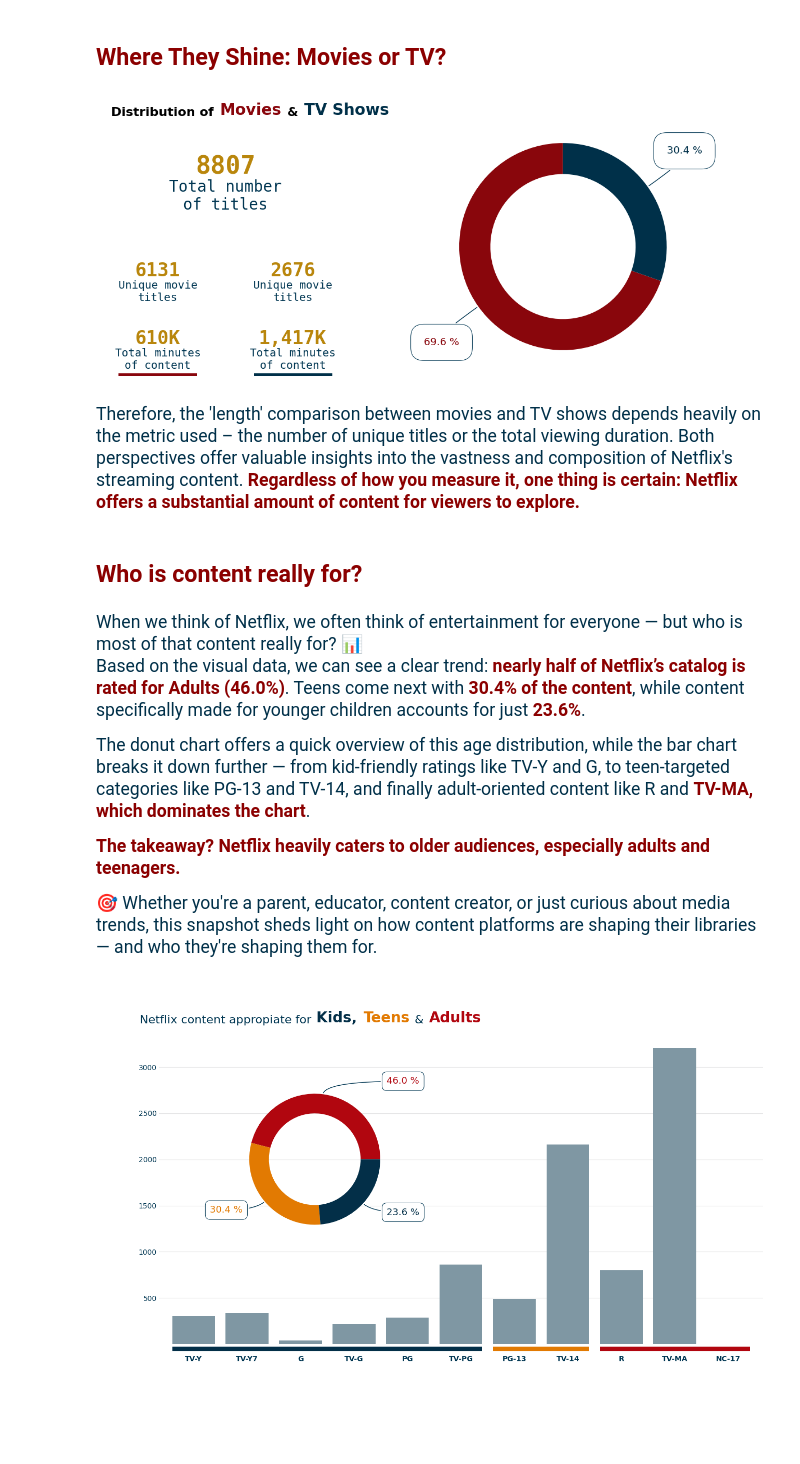
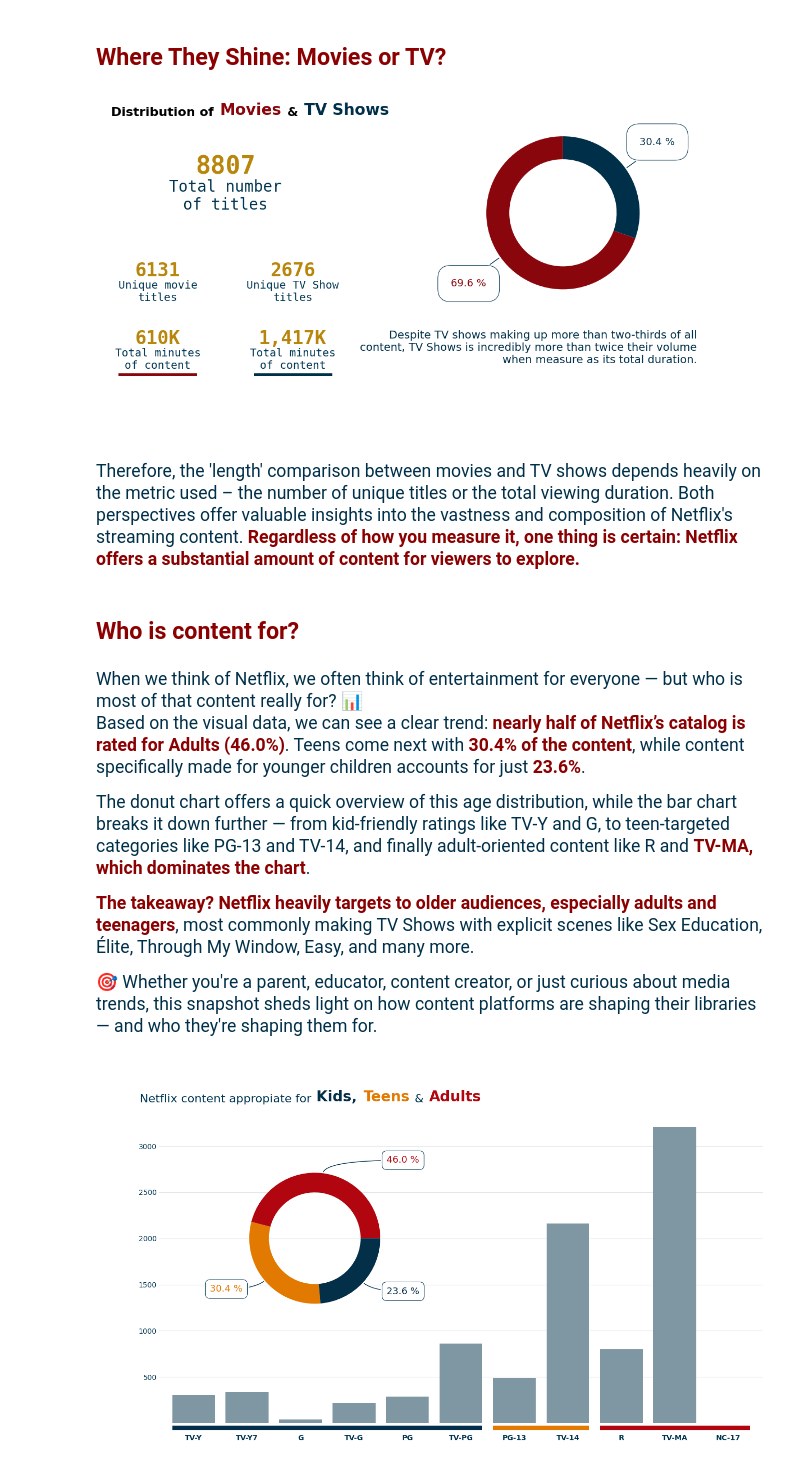
Before and after one commit to HugoAlexis/analisis_quejas_en_profeco, a Jupyter notebook: a-brief-netflix-data-storytelling.ipynb, the cells around one changed output. Saved outputs shown, nothing was run; the diff lists cells and outputs as text; code cells hidden in the pictures; blank space fills up the shorter version.

Commit message:
Kaggle Notebook | A Data-Driven Look Into Netflix Content ✨🎥📈 | Animations

```diff
--- a/a-brief-netflix-data-storytelling.ipynb
+++ b/a-brief-netflix-data-storytelling.ipynb
@@ -636,7 +711,8 @@ ax2 = fig.add_subplot(gs[2, 0])
 ax3 = fig.add_subplot(gs[2, 1])
 ax4 = fig.add_subplot(gs[3, 0])
 ax5 = fig.add_subplot(gs[3, 1])
-ax = fig.add_subplot(gs[:, 2:])
+ax = fig.add_subplot(gs[:-1, 2:])
+axt = fig.add_subplot(gs[-1, 2:])
 
 # Plot texts
 ax1.annotate(str(n_titles), xy=(0.5, 0.5),
@@ -698,7 +774,7 @@ ax3.annotate(str(n_tv_shows),
              ha='center',
              va='bottom',
              fontsize=24)
-ax3.annotate('Unique movie\ntitles',
+ax3.annotate('Unique TV Show\ntitles',
              xy=(0.5, 0.5),
              color='#003652',
              fontweight='light',
@@ -722,6 +798,18 @@ ax5.annotate('Total minutes\nof content',
              ha='center',
              va='top',
              fontsize=14)
+
+axt.annotate(
+"""Despite TV shows making up more than two-thirds of all
+content, TV Shows is incredibly more than twice their volume
+when measure as its total duration.""",
+    xy=(0.85, 0.5),
+    va='center',
+    ha='right',
+    fontsize=14,
+    color='#003049'
+)
+axt.axis('off')
 
 
 
@@ -761,40 +849,43 @@ for i, p in enumerate(wedges):
 
 for ax in [ax1, ax2, ax3, ax4, ax5, ax]:
     ax.axis('off')
     ax.axis(ax.axis())
 
 #ax2.hlines(xmin=0, xmax=1, y=0, color='#89060C', lw=8)
 ax4.hlines(xmin=0.15, xmax=0.85, y=0, color='#89060C', lw=7)
 #ax3.hlines(xmin=0, xmax=1, y=0, color='#003049', lw=8)
 ax5.hlines(xmin=0.15, xmax=0.85, y=0, color='#003049', lw=7)
 #ax2.set_title('Movies', loc='center', fontsize=14, color='#89060C')
 #ax3.set_title('TV Shows', loc='center', fontsize=14, color='#003049');
 
 
 text1 = TextArea("Distribution of ", textprops=dict(color='black', fontsize=16, weight='bold'))
 text2 = TextArea("Movies", textprops=dict(color='#89060C', fontsize=20, weight='bold'))
 text3 = TextArea(" & ", textprops=dict(color='black', fontsize=16, weight='bold'))
 text4 = TextArea("TV Shows", textprops=dict(color='#003049', fontsize=20, weight='bold'))
 
 # Combinar horizontalmente
 title_box = HPacker(children=[text1, text2, text3, text4], align="left", pad=0, sep=2)
 
 # Anclar arriba del eje
 anchored_title = AnchoredOffsetbox(loc='upper center', child=title_box, pad=0.5,
                                    frameon=False, bbox_to_anchor=(0.6, 1.15),
                                    bbox_transform=ax1.transAxes, borderpad=0.0)
 
 axt = fig.add_axes([0.9, 0.1, 0.01, 0.8])
 axt.axis('off')
 fig.add_artist(anchored_title);
+
+print('\n\n')
 # %% [output]
-[figure, old version]
+[figure, new version]
 # %% [markdown]
+<br><br>
 <div style='font-size:1.1rem; color:#003049'>
 Therefore, the 'length' comparison between movies and TV shows depends heavily on the metric used – the number of unique titles or the total viewing duration. Both perspectives offer valuable insights into the vastness and composition of Netflix's streaming content. <b style='font-weight: bold; color: darkred'>Regardless of how you measure it, one thing is certain: Netflix offers a substantial amount of content for viewers to explore.</b>
 </div>
 # %% [markdown]
-## <div style='color: #8B0000'> Who is content really for?</div>
+## <div style='color: #8B0000'> Who is content for?</div>
 # %% [markdown]
 <div style='font-size:1.1rem; color:#003049'>
 When we think of Netflix, we often think of entertainment for everyone — but who is most of that content really for? 📊
@@ -809,7 +900,7 @@ while content specifically made for younger children accounts for just
 The donut chart offers a quick overview of this age distribution, while the bar chart breaks it down further — from kid-friendly ratings like TV-Y and G, to teen-targeted categories like PG-13 and TV-14, and finally adult-oriented content like R and
 <b style='font-weight: bold; color: darkred'>TV-MA, which dominates the chart</b>.
 
-<b style='font-weight: bold; color: darkred'>The takeaway? Netflix heavily caters to older audiences, especially adults and teenagers.</b>
+<b style='font-weight: bold; color: darkred'>The takeaway? Netflix heavily targets to older audiences, especially adults and teenagers</b>, most commonly making TV Shows with explicit scenes like Sex Education, Élite, Through My Window, Easy, and many more.
 
 🎯 Whether you're a parent, educator, content creator, or just curious about media trends, this snapshot sheds light on how content platforms are shaping their libraries — and who they're shaping them for.
 </div>
```
Also changed, not shown: parts of 10 cells of this notebook.
